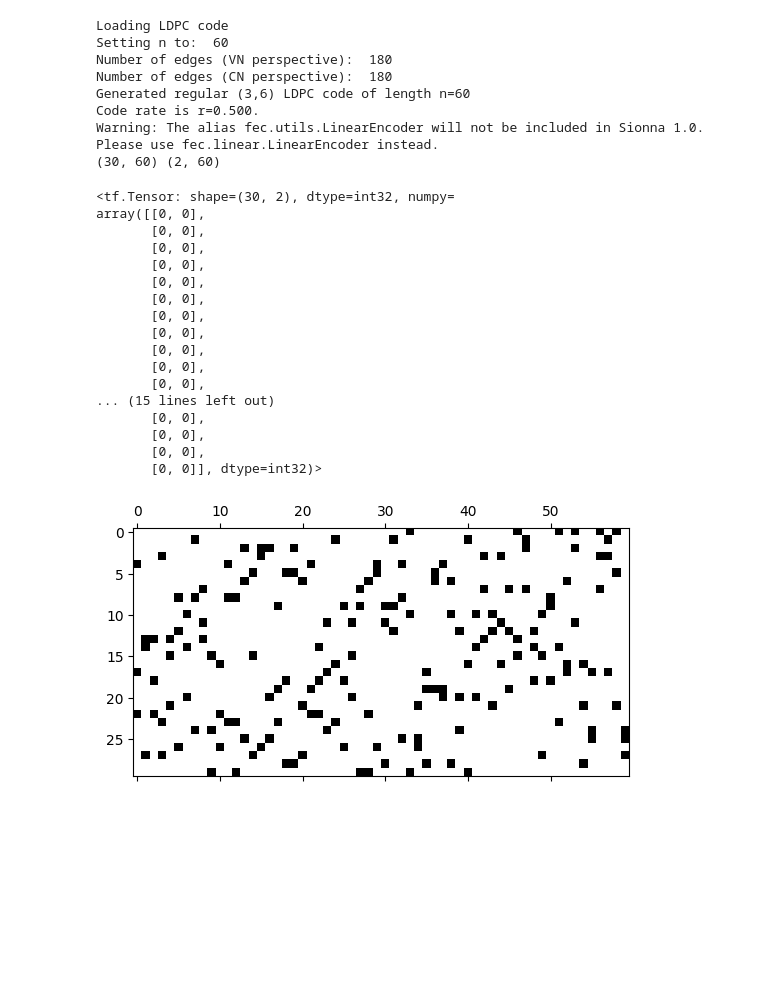
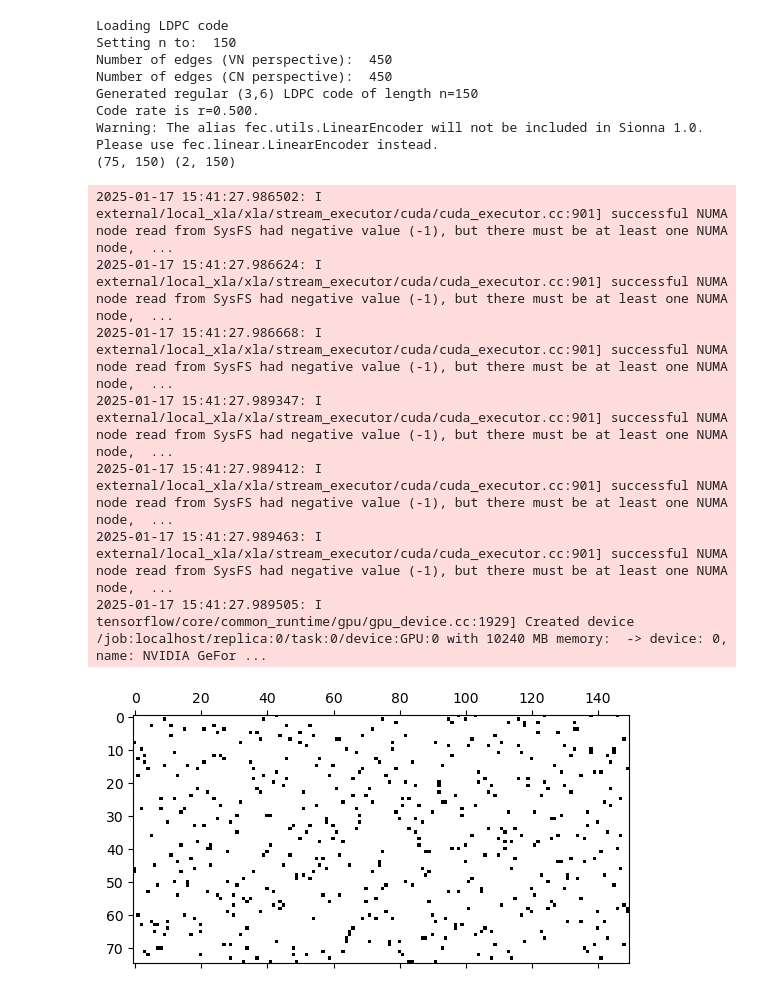
Before and after one commit to pollyjuice74/5G-Decoder, a Jupyter notebook: LTD_model_reg_LDPC.ipynb, the cells around one changed output. Drawn from its saved outputs; the diff is of its cells as text; code cells hidden in the pictures; blank space fills up the shorter version.

Commit message:
Add 5G Linear Transformer Decoder and source code

```diff
--- a/LTD_model_reg_LDPC.ipynb
+++ b/LTD_model_reg_LDPC.ipynb
@@ -47,43 +25,35 @@ from models import *
 # %%
 print("Loading LDPC code")
 pcm, k, n, coderate = generate_reg_ldpc(v=3,
                                         c=6,
-                                        n=60,
+                                        n=150,
                                         allow_flex_len=True,
                                         verbose=True)
 
 # pcm = tf.cast(pcm, dtype=tf.int32)
 encoder = LinearEncoder(pcm, is_pcm=True, dtype=tf.int32)
+bp_decoder = LDPCBPDecoder(pcm,
+                           num_iter=1,) # BP iterations
 
 batch_size = 2  # For multiple codewords
 b = tf.random.uniform((batch_size, k), minval=0, maxval=2, dtype=tf.int32)
 c = encoder(b)
 print(pcm.shape, c.shape)
-pcm @ tf.transpose(c) % 2
+pcm @ tf.transpose(c) % 2 # syndrome check
 # %% [output]
 Loading LDPC code
-Setting n to:  60
-Number of edges (VN perspective):  180
-Number of edges (CN perspective):  180
-Generated regular (3,6) LDPC code of length n=60
+Setting n to:  150
+Number of edges (VN perspective):  450
+Number of edges (CN perspective):  450
+Generated regular (3,6) LDPC code of length n=150
 Code rate is r=0.500.
 Warning: The alias fec.utils.LinearEncoder will not be included in Sionna 1.0. Please use fec.linear.LinearEncoder instead.
-(30, 60) (2, 60)
+(75, 150) (2, 150)
-<tf.Tensor: shape=(30, 2), dtype=int32, numpy=
-array([[0, 0],
-       [0, 0],
-       [0, 0],
-       [0, 0],
-       [0, 0],
-       [0, 0],
-       [0, 0],
-       [0, 0],
-       [0, 0],
-       [0, 0],
-       [0, 0],
-... (15 lines left out)
-       [0, 0],
-       [0, 0],
-       [0, 0],
-       [0, 0]], dtype=int32)>
+2025-01-17 15:41:27.986502: I external/local_xla/xla/stream_executor/cuda/cuda_executor.cc:901] successful NUMA node read from SysFS had negative value (-1), but there must be at least one NUMA node,  ...
+2025-01-17 15:41:27.986624: I external/local_xla/xla/stream_executor/cuda/cuda_executor.cc:901] successful NUMA node read from SysFS had negative value (-1), but there must be at least one NUMA node,  ...
+2025-01-17 15:41:27.986668: I external/local_xla/xla/stream_executor/cuda/cuda_executor.cc:901] successful NUMA node read from SysFS had negative value (-1), but there must be at least one NUMA node,  ...
+2025-01-17 15:41:27.989347: I external/local_xla/xla/stream_executor/cuda/cuda_executor.cc:901] successful NUMA node read from SysFS had negative value (-1), but there must be at least one NUMA node,  ...
+2025-01-17 15:41:27.989412: I external/local_xla/xla/stream_executor/cuda/cuda_executor.cc:901] successful NUMA node read from SysFS had negative value (-1), but there must be at least one NUMA node,  ...
+2025-01-17 15:41:27.989463: I external/local_xla/xla/stream_executor/cuda/cuda_executor.cc:901] successful NUMA node read from SysFS had negative value (-1), but there must be at least one NUMA node,  ...
+2025-01-17 15:41:27.989505: I tensorflow/core/common_runtime/gpu/gpu_device.cc:1929] Created device /job:localhost/replica:0/task:0/device:GPU:0 with 10240 MB memory:  -> device: 0, name: NVIDIA GeFor ...
-[figure, old version]
+[figure, new version]
```
Also changed, not shown: parts of 19 cells of this notebook, 1 other file.
